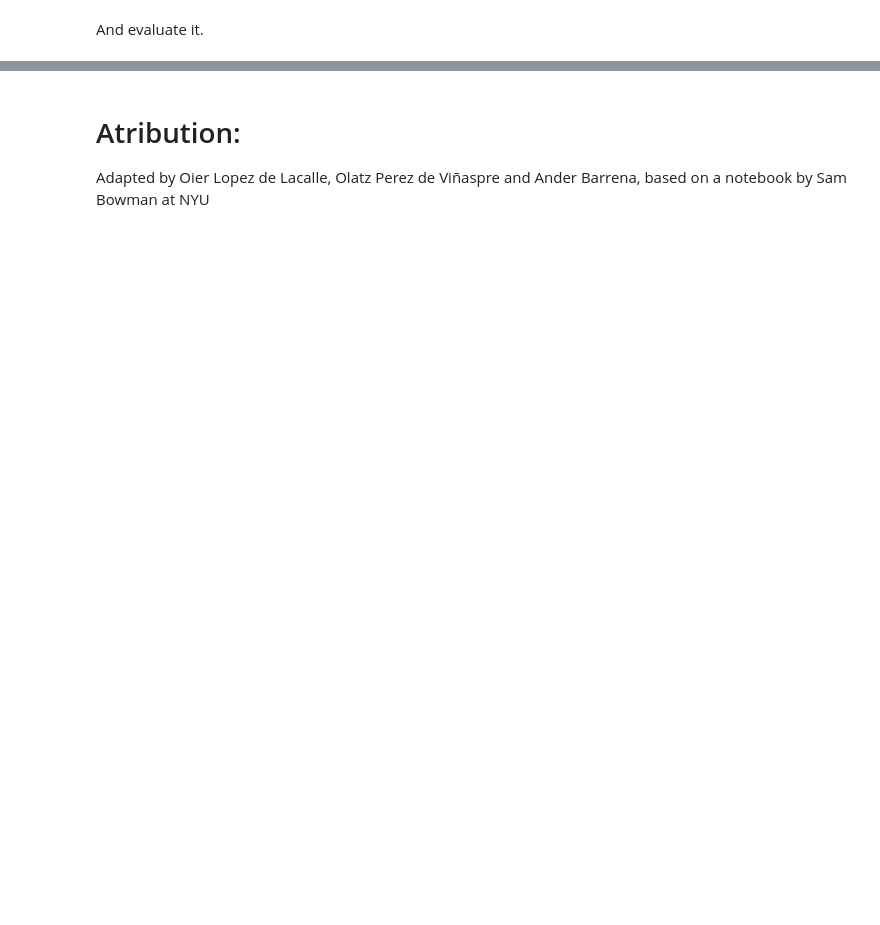
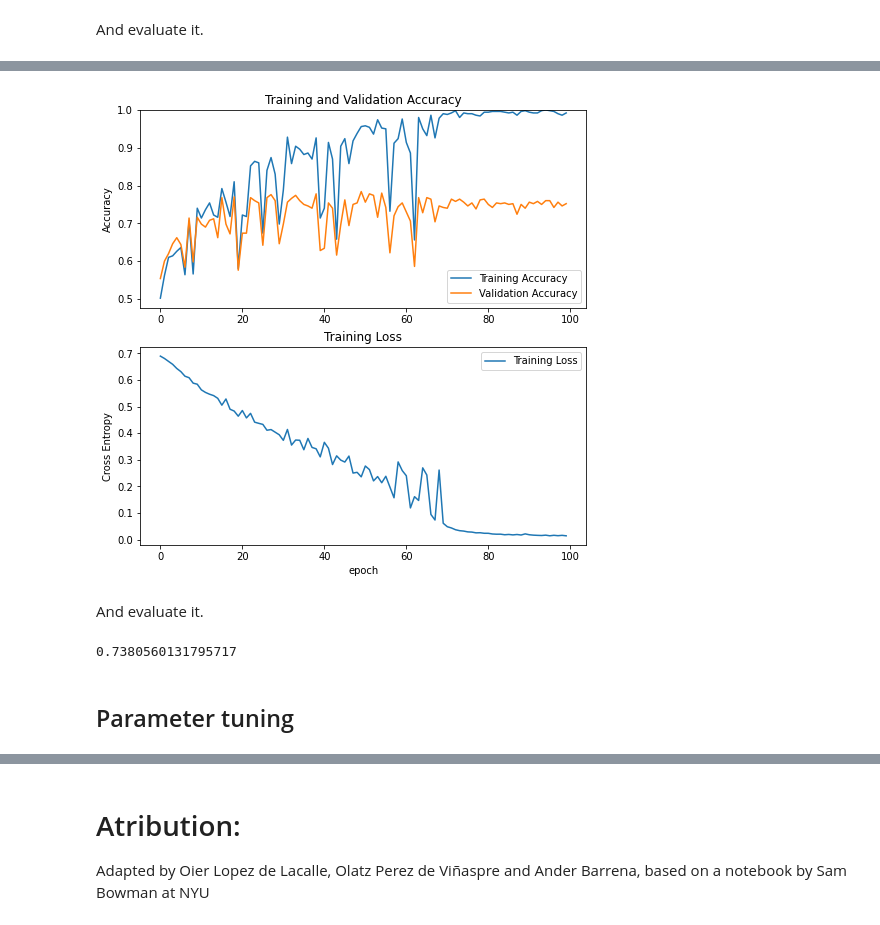
Before and after one commit to juletx/deep-learning-nlp, a Jupyter notebook: labs/2. MLP and Dropout.ipynb, the cells around one changed output, grey strips where cells are left out. Drawn from its saved outputs; the diff is of its cells as text; code cells hidden in the pictures; blank space fills up the shorter version.

```diff
--- a/labs/2. MLP and Dropout.ipynb
+++ b/labs/2. MLP and Dropout.ipynb
@@ -216,0 +292,3 @@ evaluate_classifier(classifier.classify, test_set)
+# %%
+classifier = mlp_classifier(dim, dr=0.0)
+cost, dev_acc, train_acc = classifier.train(training_set, dev_set)
@@ -216,0 +313,12 @@ evaluate_classifier(classifier.classify, test_set)
+# %%
+plot_learning_curves(cost, dev_acc, train_acc)
+# %% [output]
+[figure, added]
+# %% [markdown]
+And evaluate it.
+# %%
+evaluate_classifier(classifier.classify, test_set)
+# %% [output]
+0.7380560131795717
+# %% [markdown]
+## Parameter tuning
```
Also changed, not shown: parts of 20 cells of this notebook, 1 other file.
